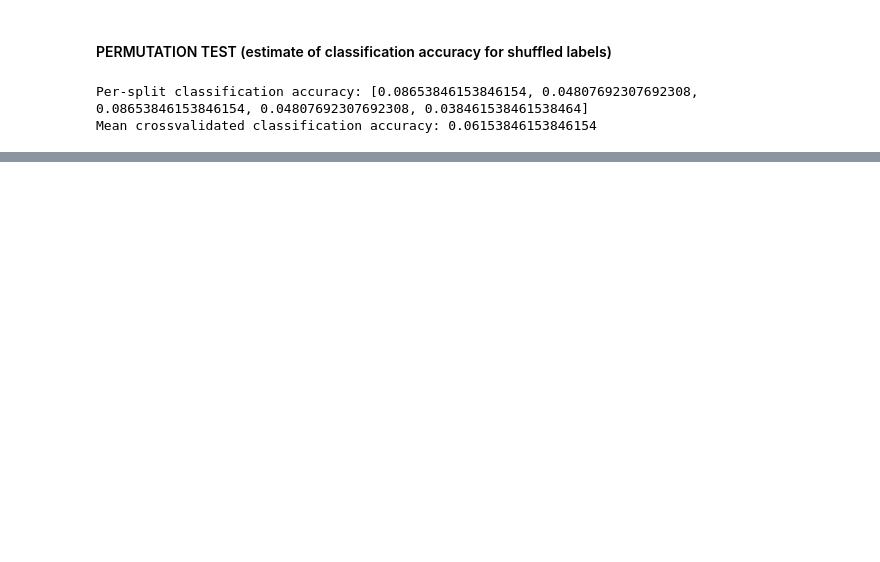
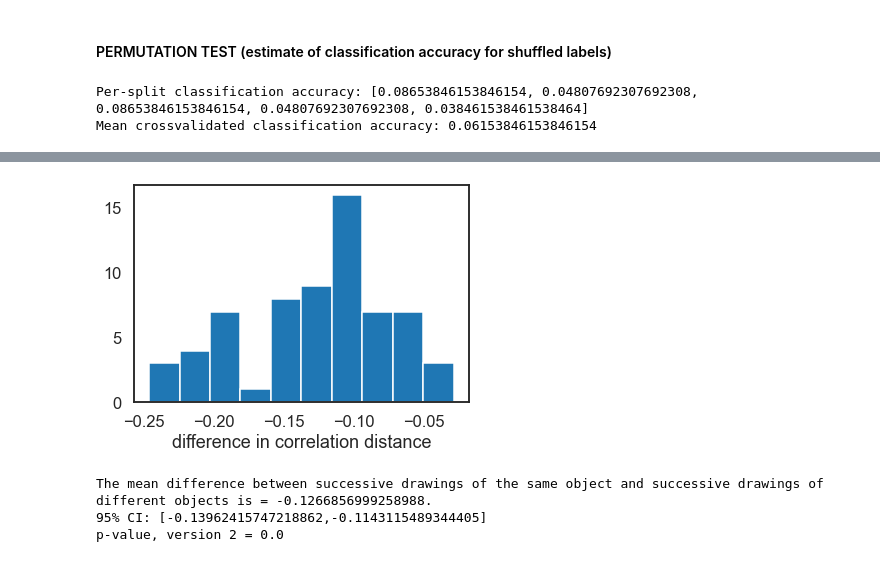
Before and after one commit to hawkrobe/graphical_conventions, a Jupyter notebook: analysis/preprocessing/explore_sketch_object_similarities.ipynb, the cells around one changed output, grey strips where cells are left out. Cells and saved outputs as stored; diff of their text form; code cells hidden in the pictures; blank space fills up the shorter version.

```diff
--- a/analysis/preprocessing/explore_sketch_object_similarities.ipynb
+++ b/analysis/preprocessing/explore_sketch_object_similarities.ipynb
@@ -374,0 +354,44 @@ Mean crossvalidated classification accuracy: 0.06153846153846154
+# %%
+## subset to just the repeated condition
+S_ = S[(S['condition']=='repeated')]
+
+SAME_OBJ_DIST = []
+DIFF_OBJ_DIST = []
+for name, group in S_.groupby(['gameID']):
+    ## calculate pairwise correlation distance between all drawings by the same sketcher
+    R = dist.squareform(dist.pdist(group[feat_cols], metric='correlation'))
+
+    ## calculate distance between successive drawings of the SAME object
+    same_obj_successive_dists = []
+    num_reps = 8
+    obj_ind = np.arange(4)
+    for ind in obj_ind:
+        lb = int(num_reps*ind)
+        ub = int(num_reps*ind+num_reps)
+        same_obj_successive_dists.append(np.diagonal(R[lb:ub,lb:ub], offset=1))
+
+    same_obj_successive_dists = np.concatenate(same_obj_successive_dists).ravel().tolist()
+    SAME_OBJ_DIST.append(np.mean(same_obj_successive_dists))
+
+    ## calculate distance between successive drawings of DIFFERENT objects
+    diff_obj_successive_dists = []
+    num_reps = 8
+    obj_ind = np.arange(4)
+
+    for ind in obj_ind: ## which 4-row tall block are you on?
+        lb1 = int(num_reps*ind)
+        ub1 = int(num_reps*ind+num_reps)
+        num_miniblocks = int((R.shape[0] - ub1)/num_reps)
+        for miniblock in np.arange(num_miniblocks):
+            lb2= ub1 + num_reps*miniblock
+            ub2= ub1 + num_reps*miniblock + num_reps
+    #         print(lb1,ub1,lb2,ub2)
+            diff_obj_successive_dists.append(np.diagonal(R[lb1:ub1,lb2:ub2], offset=1))
+    diff_obj_successive_dists = np.concatenate(diff_obj_successive_dists).ravel().tolist()
+    DIFF_OBJ_DIST.append(np.mean(diff_obj_successive_dists))
+# %%
+within_subject_diffs = np.array([(i-j) for (i,j) in zip(SAME_OBJ_DIST,DIFF_OBJ_DIST)])
+h = plt.hist(within_subject_diffs)
+t = plt.xlabel('difference in correlation distance')
+# %% [output]
+[figure, added]
@@ -374,0 +415,9 @@ Mean crossvalidated classification accuracy: 0.06153846153846154
+# %%
+U,lb,ub,p1,p2 = bootstrapCI(within_subject_diffs, nIter=1000)
+print('The mean difference between successive drawings of the same object and successive drawings of different objects is = {}.'.format(U))
+print('95% CI: [{},{}]'.format(lb,ub))
+print('p-value, version 2 = {}'.format(p2))
+# %% [output]
+The mean difference between successive drawings of the same object and successive drawings of different objects is = -0.1266856999258988.
+95% CI: [-0.13962415747218862,-0.1143115489344405]
+p-value, version 2 = 0.0
```
Also changed, not shown: parts of 8 cells of this notebook.
